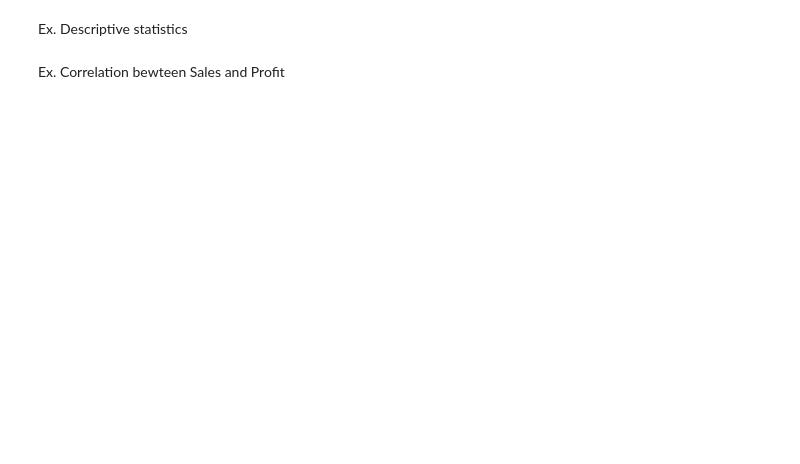
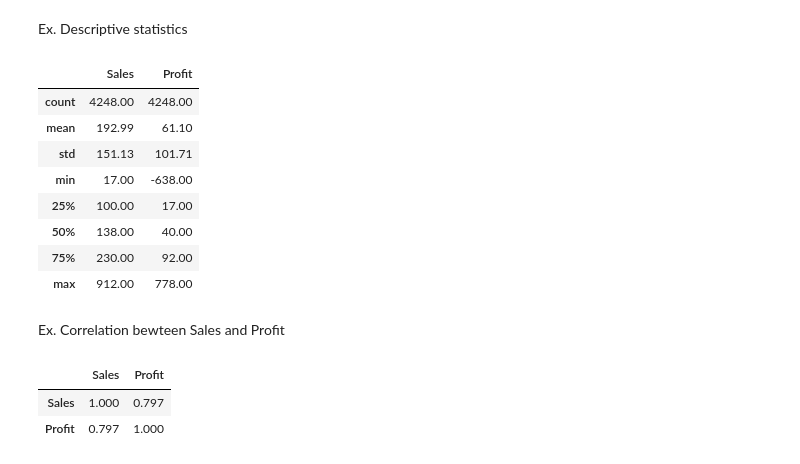
Before and after one commit to knowledge-corner/UST, a Jupyter notebook: python Demo.ipynb, the cells around one changed output. Saved outputs shown, nothing was run; the diff lists cells and outputs as text; code cells hidden in the pictures; blank space fills up the shorter version.

```diff
--- a/python Demo.ipynb
+++ b/python Demo.ipynb
@@ -76,4 +83,22 @@ Ex. Visualise Target status frquency
 # %% [markdown]
 Ex. Descriptive statistics
+# %%
+df[["Sales", "Profit"]].describe().round(2)
+# %% [output]
+|  | Sales | Profit |
+| count | 4248.00 | 4248.00 |
+| mean | 192.99 | 61.10 |
+| std | 151.13 | 101.71 |
+| min | 17.00 | -638.00 |
+| 25% | 100.00 | 17.00 |
+| 50% | 138.00 | 40.00 |
+| 75% | 230.00 | 92.00 |
+| max | 912.00 | 778.00 |
 # %% [markdown]
 Ex. Correlation bewteen Sales and Profit
+# %%
+df[["Sales", "Profit"]].corr().round(3)
+# %% [output]
+|  | Sales | Profit |
+| Sales | 1.000 | 0.797 |
+| Profit | 0.797 | 1.000 |
```
Also changed, not shown: parts of 3 cells of this notebook.
